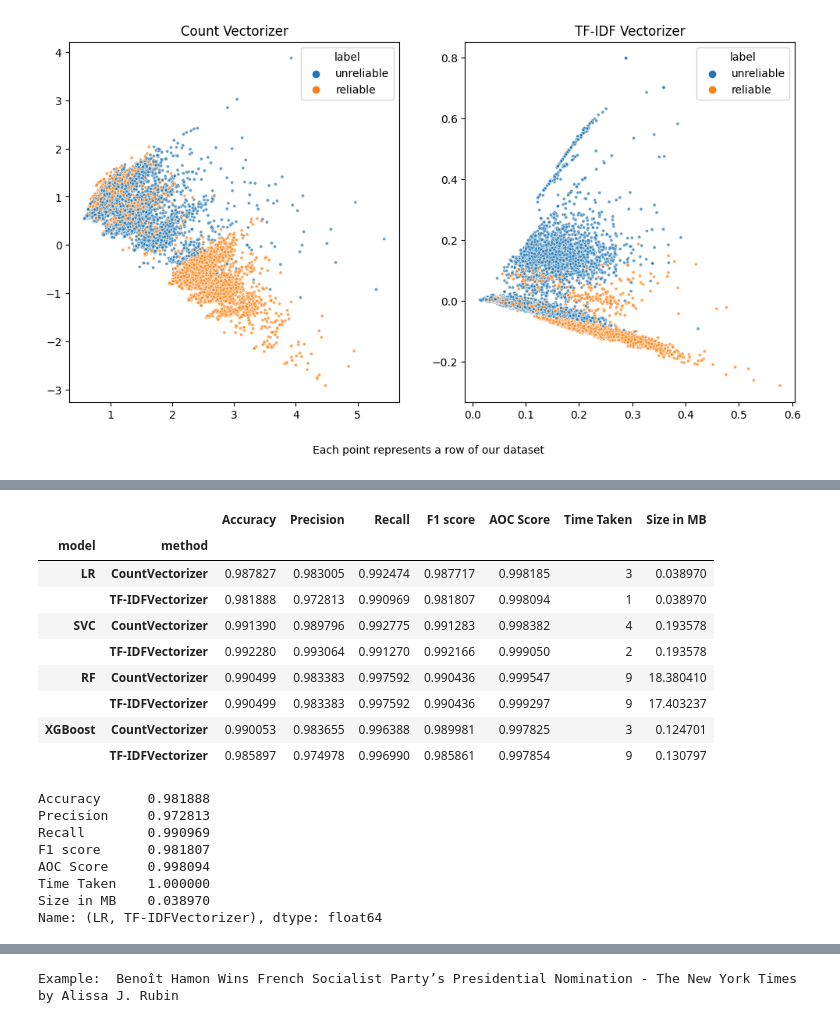
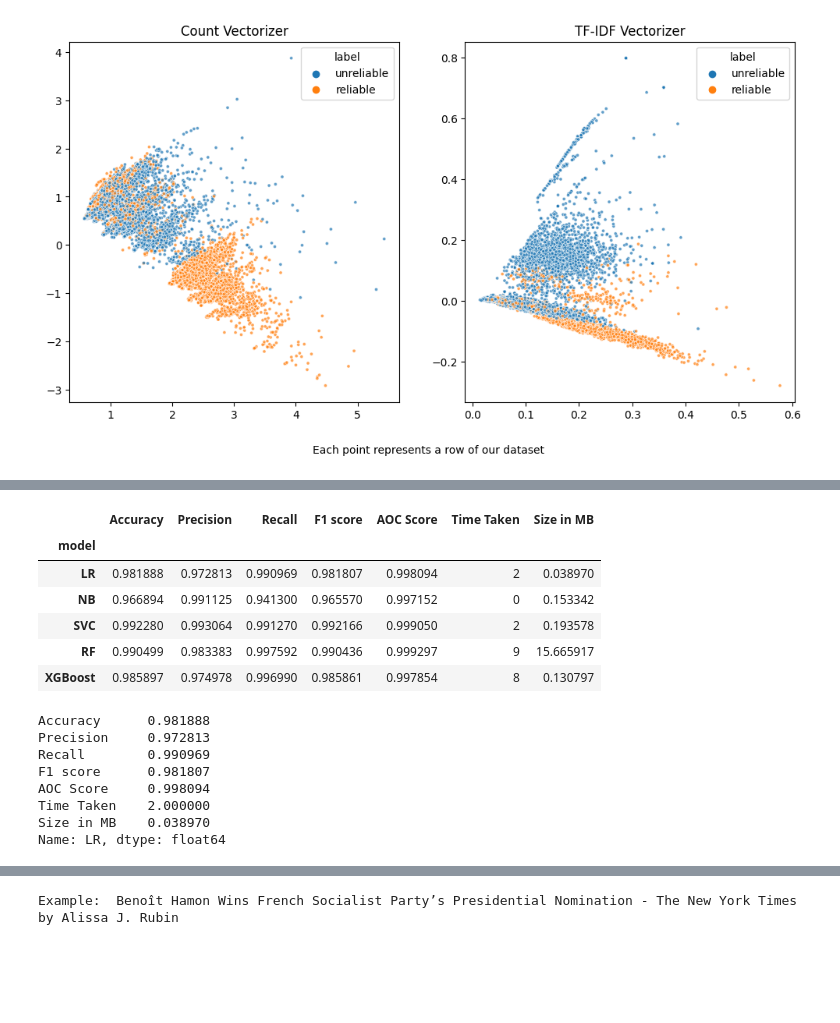
Before and after one commit to GoncaloJoseMoura/Projects, a Jupyter notebook: Fake_news/fake_news.ipynb, the cells around one changed output, grey strips where cells are left out. Saved outputs shown, nothing was run; the diff lists cells and outputs as text; code cells hidden in the pictures; blank space fills up the shorter version.

```diff
--- a/Fake_news/fake_news.ipynb
+++ b/Fake_news/fake_news.ipynb
@@ -281,7 +295,6 @@ plt.show()
 # %%
-cv_train, cv_val, tf_train, tf_val, y_train, y_val = train_test_split(cv_trainset,
-                                                                      tfidf_trainset,
-                                                                      data['label'],
-                                                                      test_size= 0.33,
-                                                                      random_state=0)
+X_train, X_test, y_train, y_test = train_test_split(tfidf_trainset,
+                                                    data['label'],
+                                                    test_size= 0.33,
+                                                    random_state=0)
 # %%
@@ -295,12 +304,10 @@ tf_train.shape, tf_val.shape
 # %%
 models = [(LogisticRegression(random_state= 0), "LR"),
+          (MultinomialNB(), 'NB'),
           (CalibratedClassifierCV(LinearSVC(random_state= 0)), "SVC"),
           (RandomForestClassifier(random_state= 0 ,n_jobs= -1), "RF"),
           (XGBClassifier(), "XGBoost")
           ]
-
-datasets = [(cv_train, cv_val, "CountVectorizer"),
-            (tf_train, tf_val, "TF-IDFVectorizer")]
 # %%
 metrics = defaultdict(dict)
 cwd = Path.cwd()
@@ -382,0 +374,21 @@ for model in metrics.keys():
+# %%
+# PLOTTING ROC AND PRECISION-RECALL CURVE OF THE TRAINED MODELS
+
+fig, ax = plt.subplots(nrows=1, ncols=2, figsize= (15,5))
+## Plot roc
+for name, info in metrics.items():
+    ax[0].plot(info['fpr'], info['tpr'], lw=3 , alpha= .7, label='{0} (area={1:0.2f})'.format(name, round(info['AOC Score'], 2)))
+ax[0].plot([0,1], [0,1], color='navy', lw=3, linestyle='--')
+ax[0].set(xlim=[-0.05,1.0], ylim=[0.0,1.05], xlabel='False Positive Rate',
+            ylabel="True Positive Rate (Recall)", title="Receiver operating characteristic")
+ax[0].legend(loc="lower right")
+ax[0].grid(True)
+
+## Plot precision-recall curve
+for name, info in metrics.items():
+    precision, recall, thresholds = precision_recall_curve(y_test, info['pred_proba'][:,1])
+    ax[1].plot(recall, precision, lw=3, label='{0} (area={1:0.2f})'.format(name, auc(recall, precision)))
+ax[1].set(xlim=[0.0,1.05], ylim=[0.0,1.05], xlabel='Recall', ylabel="Precision", title="Precision-Recall curve")
+ax[1].legend(loc="best")
+ax[1].grid(True)
+plt.show()
@@ -383,34 +397,29 @@ for model in metrics.keys():
 # %%
 lst = []
-for models in metrics.keys():
-  for pp in metrics[models].keys():
-    _ = {key: value for key, value in metrics[models][pp].items() if key not in ['fpr', 'tpr', 'thresholds', 'Model Path']}
-    _.update({"model": models, "method": pp})
-    lst.append(_)
+for name, info in metrics.items():
+  _ = {key: value for key, value in info.items() if key not in ['pred_proba', 'y_pred', 'fpr', 'tpr', 'thresholds', 'Model Path']}
+  _.update({"model": name})
+  lst.append(_)
 
-metrics_table = pd.DataFrame(lst).set_index(['model', 'method'])
+metrics_table = pd.DataFrame(lst).set_index(['model'])
 metrics_table
 # %% [output]
-|  |  | Accuracy | Precision | Recall | F1 score | AOC Score | Time Taken | Size in MB |
-| model | method |  |  |  |  |  |  |  |
-| LR | CountVectorizer | 0.987827 | 0.983005 | 0.992474 | 0.987717 | 0.998185 | 3 | 0.038970 |
-|  | TF-IDFVectorizer | 0.981888 | 0.972813 | 0.990969 | 0.981807 | 0.998094 | 1 | 0.038970 |
-| SVC | CountVectorizer | 0.991390 | 0.989796 | 0.992775 | 0.991283 | 0.998382 | 4 | 0.193578 |
-|  | TF-IDFVectorizer | 0.992280 | 0.993064 | 0.991270 | 0.992166 | 0.999050 | 2 | 0.193578 |
-| RF | CountVectorizer | 0.990499 | 0.983383 | 0.997592 | 0.990436 | 0.999547 | 9 | 18.380410 |
-|  | TF-IDFVectorizer | 0.990499 | 0.983383 | 0.997592 | 0.990436 | 0.999297 | 9 | 17.403237 |
-| XGBoost | CountVectorizer | 0.990053 | 0.983655 | 0.996388 | 0.989981 | 0.997825 | 3 | 0.124701 |
-|  | TF-IDFVectorizer | 0.985897 | 0.974978 | 0.996990 | 0.985861 | 0.997854 | 9 | 0.130797 |
+|  | Accuracy | Precision | Recall | F1 score | AOC Score | Time Taken | Size in MB |
+| model |  |  |  |  |  |  |  |
+| LR | 0.981888 | 0.972813 | 0.990969 | 0.981807 | 0.998094 | 2 | 0.038970 |
+| NB | 0.966894 | 0.991125 | 0.941300 | 0.965570 | 0.997152 | 0 | 0.153342 |
+| SVC | 0.992280 | 0.993064 | 0.991270 | 0.992166 | 0.999050 | 2 | 0.193578 |
+| RF | 0.990499 | 0.983383 | 0.997592 | 0.990436 | 0.999297 | 9 | 15.665917 |
+| XGBoost | 0.985897 | 0.974978 | 0.996990 | 0.985861 | 0.997854 | 8 | 0.130797 |
 # %%
 # since we don't have specific requirements for what model we need we can choose the simplest one (LR in this case)
-# and TF-IDF since it's more efficent for our sparse/ large dataset
-metrics_table.loc[('LR', 'TF-IDFVectorizer')]
+metrics_table.loc['LR']
 # %% [output]
 Accuracy      0.981888
 Precision     0.972813
 Recall        0.990969
 F1 score      0.981807
 AOC Score     0.998094
-Time Taken    1.000000
+Time Taken    2.000000
 Size in MB    0.038970
-Name: (LR, TF-IDFVectorizer), dtype: float64
+Name: LR, dtype: float64
```
Also changed, not shown: parts of 57 cells of this notebook, 1 other file.
